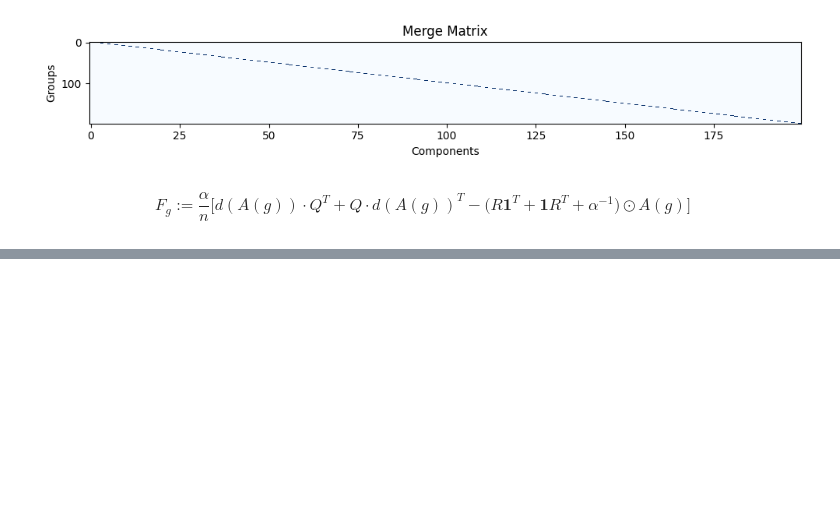
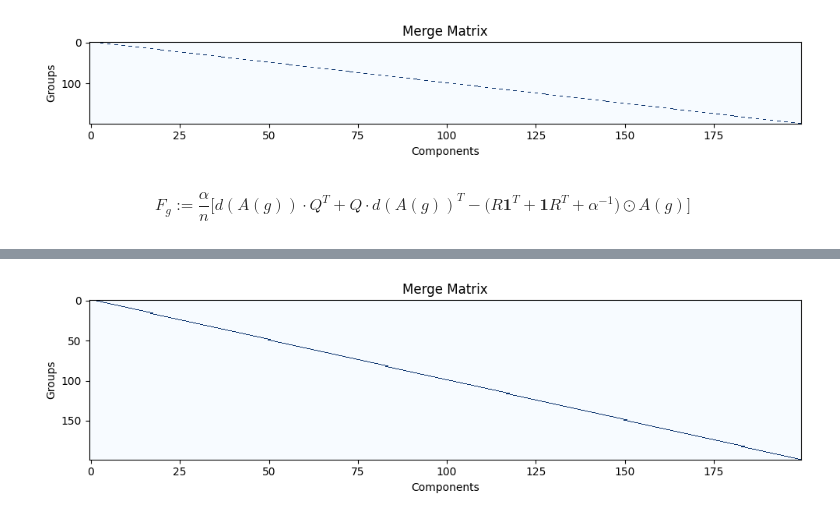
Before and after one commit to mivanit/apd, a Jupyter notebook: notebooks/mivanit/dev_grouping_3.ipynb, the cells around one changed output, grey strips where cells are left out. Cells and saved outputs as stored; diff of their text form; code cells hidden in the pictures; blank space fills up the shorter version.

```diff
--- a/notebooks/mivanit/dev_grouping_3.ipynb
+++ b/notebooks/mivanit/dev_grouping_3.ipynb
@@ -158,0 +159,80 @@ plt.matshow(costs.cpu(), cmap='viridis')
+# %%
+def recompute_coacts(
+	coact: Float[Tensor, "k_groups k_groups"],
+	merges: GroupMerge,
+	merge_pair: tuple[int, int],
+	activation_mask: Bool[Tensor, "samples k_groups"],
+) -> tuple[
+		GroupMerge,
+		Float[Tensor, "k_groups-1 k_groups-1"],
+		Bool[Tensor, "samples k_groups"],
+	]:
+	# check shape
+	k_groups: int = coact.shape[0]
+	assert coact.shape[1] == k_groups, "Coactivation matrix must be square"
+
+	# activations of the new merged group
+	activation_mask_grp: Bool[Tensor, " samples"] = activation_mask[:, merge_pair[0]] + activation_mask[:, merge_pair[1]]
+
+	# coactivations with the new merged group
+	dbg_tensor(activation_mask_grp)
+	dbg_tensor(activation_mask)
+	coact_with_merge: Bool[Tensor, " k_groups"] = (activation_mask_grp.float() @ activation_mask.float()).bool()
+	new_group_idx: int = min(merge_pair)
+	remove_idx: int = max(merge_pair)
+	new_group_self_coact: float = activation_mask_grp.float().sum().item()
+	dbg_tensor(coact_with_merge)
+
+	# assemble the merge pair
+	merge_new: GroupMerge = merges.merge_groups(
+		merge_pair[0],
+		merge_pair[1],
+	)
+	old_to_new_idx: dict[int|None, int| None] = merge_new.old_to_new_idx # type: ignore
+	assert old_to_new_idx[None] == new_group_idx, "New group index should be the minimum of the merge pair"
+	assert old_to_new_idx[new_group_idx] is None
+	assert old_to_new_idx[remove_idx] is None
+	# TODO: check that the rest are in order? probably not necessary
+
+	# reindex coactivations
+	coact_temp: Float[Tensor, "k_groups k_groups"] = coact.clone()
+	# add in the similarities with the new group
+	coact_temp[new_group_idx, :] = coact_with_merge
+	coact_temp[:, new_group_idx] = coact_with_merge
+	# delete the old group
+	mask: Bool[Tensor, " k_groups"] = torch.ones(coact_temp.shape[0], dtype=torch.bool, device=coact_temp.device)
+	mask[remove_idx] = False
+	coact_new: Float[Tensor, "k_groups-1 k_groups-1"] = coact_temp[mask, :][:, mask]
+	# add in the self-coactivation of the new group
+	coact_new[new_group_idx, new_group_idx] = new_group_self_coact
+	dbg_tensor(coact_new)
+
+	# reindex mask
+	activation_mask_new: Float[Tensor, "samples ..."] = activation_mask.clone()
+	# add in the new group
+	activation_mask_new[:, new_group_idx] = activation_mask_grp
+	# remove the old group
+	activation_mask_new = activation_mask_new[:, mask]
+
+	dbg_tensor(activation_mask_new)
+
+	return (
+		merge_new,
+		coact_new,
+		activation_mask_new,
+	)
+
+
+rc_test = recompute_coacts(
+	coact=COACTIVATIONS['co_occurrence_matrix'],
+	merges=gm_ident,
+	merge_pair=(0, 1),
+	activation_mask=COACTIVATIONS['active_mask'],
+)
+rc_test[0].plot()
+plt.show()
+plt.matshow(rc_test[1].cpu(), cmap='viridis')
+plt.show()
+plt.matshow(rc_test[2].T.cpu(), cmap='viridis')
+plt.show()
+# %% [output]
@@ -158,0 +244 @@ plt.matshow(costs.cpu(), cmap='viridis')
+[figure, added]
```
Also changed, not shown: parts of 4 cells of this notebook, 1 other file.
